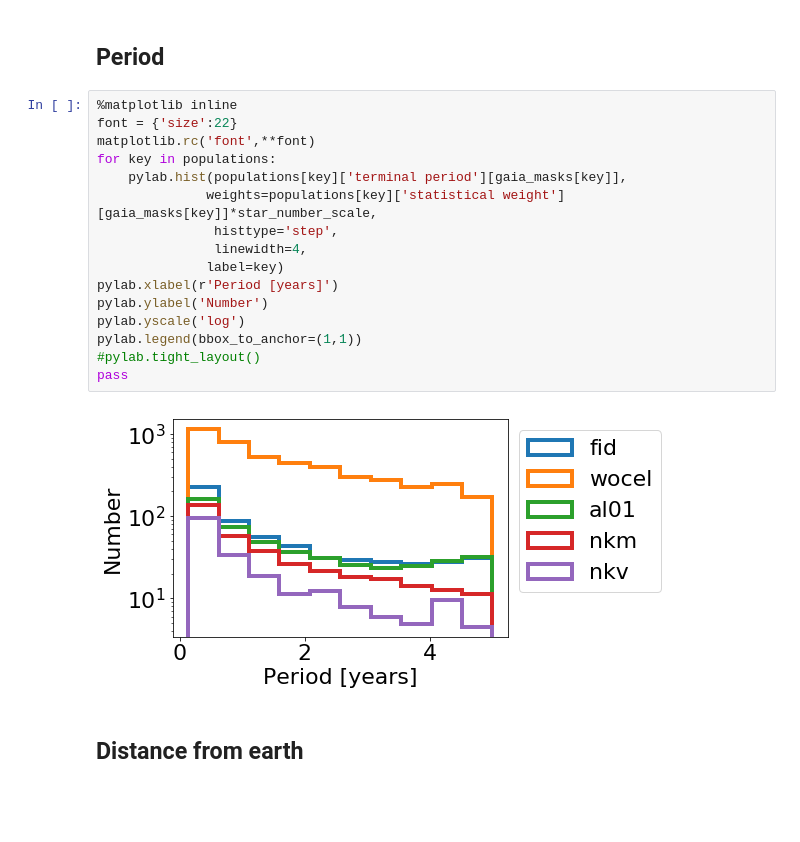
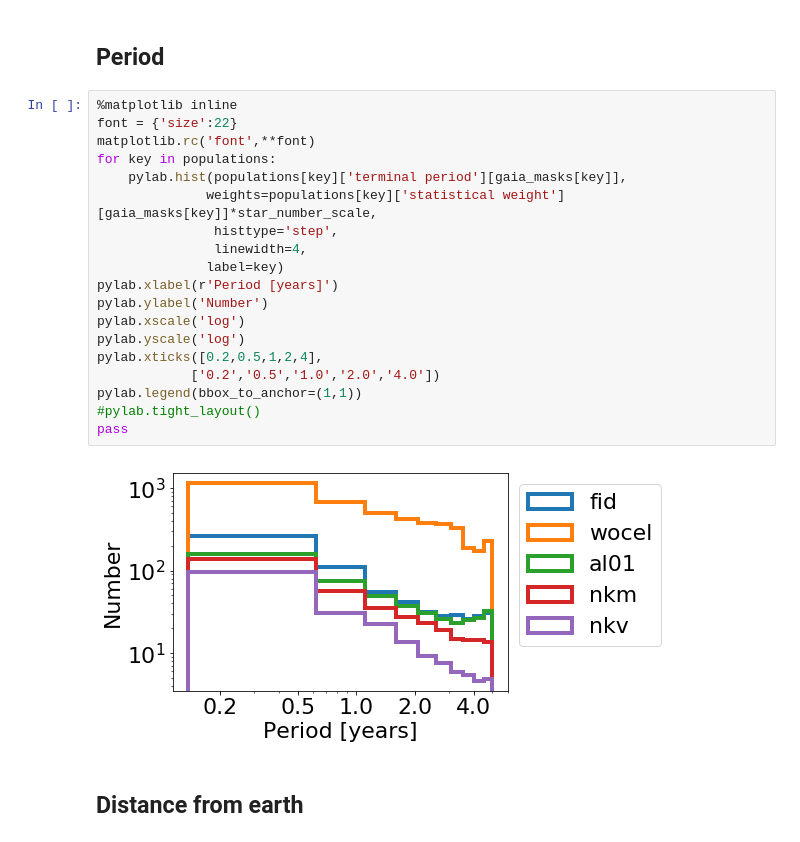
Before and after one commit to bolverk/gaia_black_hole_binaries, a Jupyter notebook: stellar_binary_monte_carlo_mk2.ipynb, the cells around one changed output. Drawn from its saved outputs; the diff is of its cells as text; blank space fills up the shorter version.

```diff
--- a/stellar_binary_monte_carlo_mk2.ipynb
+++ b/stellar_binary_monte_carlo_mk2.ipynb
@@ -116,21 +117,24 @@ pass
 # %%
 %matplotlib inline
 font = {'size':22}
 matplotlib.rc('font',**font)
 for key in populations:
     pylab.hist(populations[key]['terminal period'][gaia_masks[key]],
               weights=populations[key]['statistical weight'][gaia_masks[key]]*star_number_scale,
                histtype='step',
                linewidth=4,
               label=key)
 pylab.xlabel(r'Period [years]')
 pylab.ylabel('Number')
+pylab.xscale('log')
 pylab.yscale('log')
+pylab.xticks([0.2,0.5,1,2,4],
+            ['0.2','0.5','1.0','2.0','4.0'])
 pylab.legend(bbox_to_anchor=(1,1))
 #pylab.tight_layout()
 pass
 # %% [output]
-[figure, old version]
+[figure, new version]
 # %% [markdown]
 ## Distance from earth
 # %%
```
Also changed, not shown: parts of 9 cells of this notebook.
